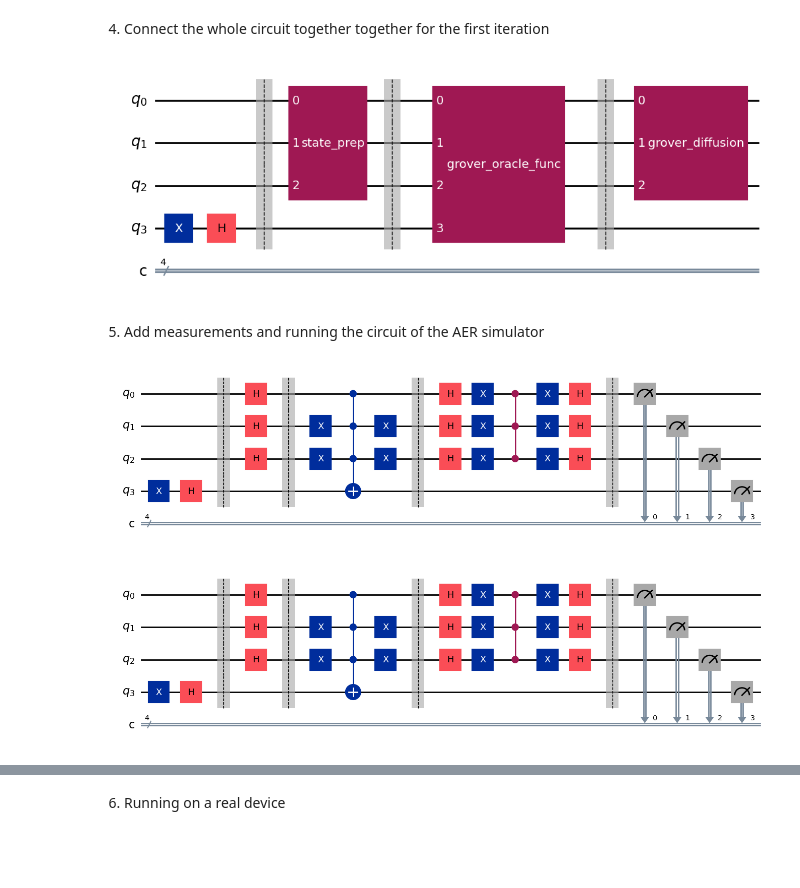
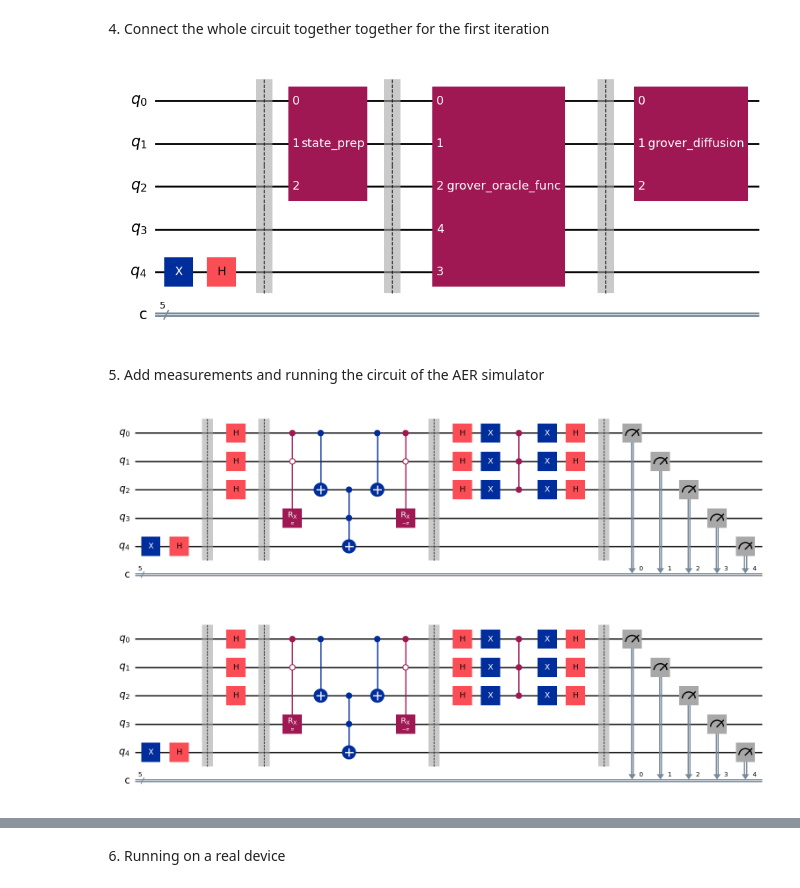
Before and after one commit to TheBarzani/vcgc, a Jupyter notebook: grover_vertex_coloring/grover_circuit_classicalfunction.ipynb, the cells around one changed output, grey strips where cells are left out. Saved outputs shown, nothing was run; the diff lists cells and outputs as text; code cells hidden in the pictures; blank space fills up the shorter version.

```diff
--- a/grover_vertex_coloring/grover_circuit_classicalfunction.ipynb
+++ b/grover_vertex_coloring/grover_circuit_classicalfunction.ipynb
@@ -18,8 +18,8 @@ spo = QuantumCircuit(3,name="state_prep")
 # This will give the superposition of all the qubits except the last one
 for qubit in range(3):
     spo.h(qubit)
-qc.x(3)
-qc.h(3)
+qc.x(4)
+qc.h(4)
 qc.barrier()
 
 # qc.decompose(gates_to_decompose="state_prep").draw('mpl')
@@ -34,13 +34,21 @@ spo.draw('mpl')
 # Create a quantum subcircuit for grover oracle
 from tweedledum.synthesis import xag_synth  # Import XAG synthesis
 from qiskit.circuit.classicalfunction.utils import tweedledum2qiskit
+from qiskit.circuit.classicalfunction import ClassicalFunction
 from tweedledum.qiskit import *
+from qiskit.circuit.classicalfunction.types import Int1
+import inspect
+from textwrap import dedent
 
 
+def grover_oracle_func(a: Int1, b: Int1, c: Int1) -> Int1:
+    return (a and not b and (a ^ c))
+
+source = dedent(inspect.getsource(grover_oracle_func))
+cf1 = ClassicalFunction(source, name=grover_oracle_func.__name__)
 
 def xag_synthesizer(cf):
     """Custom synthesizer using XAG synthesis instead of PKRM"""
-    qregs = None if cf.qregs is None else cf.qregs
 
     # Get the LogicNetwork object from cf.network
     logic_network = cf.network
@@ -50,18 +58,9 @@ def xag_synthesizer(cf):
     print(f"Number of qubits in Tweedledum circuit: {tweedledum_circuit.num_qubits()}")
     print(tweedledum_circuit)
     qc_qiskit = to_qiskit(tweedledum_circuit, circuit_type="gatelist")
-    print(qc_qiskit)
-    # print(f"Number of qubits in Qiskit circuit: {len(qregs)}")
-    # print(qregs)
 
-    return tweedledum2qiskit(tweedledum_circuit, name=cf.name, qregs=qregs),
+    return qc_qiskit
 
-from qiskit.circuit.classicalfunction import classical_function
-from qiskit.circuit.classicalfunction.types import Int1
-
-@classical_function
-def grover_oracle_func(a: Int1, b: Int1, c: Int1) -> Int1:
-    return (a and b and c)
-
-grover_oracle = grover_oracle_func.synth(registerless=False, synthesizer=xag_synthesizer)
+grover_oracle = xag_synthesizer(cf1)
+grover_oracle.name = "grover_oracle_func"
 grover_oracle.draw('mpl')
@@ -147,19 +106,19 @@ grover_diffusion.draw('mpl',style='clifford')
 # %%
 # Combining the subcircuits to form the complete Grover's algorithm
 qc.append(spo, [0, 1, 2])
 qc.barrier()
-qc.append(grover_oracle.decompose(), [0,1,2,3])
+qc.append(grover_oracle, [0,1,2,4,3])
 qc.barrier()
 qc.append(grover_diffusion, [0,1,2])
 # qc.barrier()
 # qc.append(grover_oracle, [0,1,2,3,4])
 # qc.barrier()
 # qc.append(grover_diffusion, [0,1,2])
 
 
 qc.draw('mpl')
 # %% [output]
-[figure, old version]
+[figure, new version]
 # %% [markdown]
 5. Add measurements and running the circuit of the AER simulator
 # %%
@@ -169,11 +128,11 @@ qc.measure_all(add_bits=False)
 qc_decomposed : QuantumCircuit = qc.decompose(gates_to_decompose=["state_prep", "grover_oracle_func", "grover_diffusion"])
 qc_decomposed.draw('mpl')
 # %% [output]
-[figure, old version]
+[figure, new version]
 # %%
 qc_decomposed.draw('mpl',fold=-1)
 # %% [output]
-[figure, old version]
+[figure, new version]
 # %%
 from qiskit_aer import Aer
 # import basic plot tools
```
Also changed, not shown: parts of 12 cells of this notebook, 1 other file.
